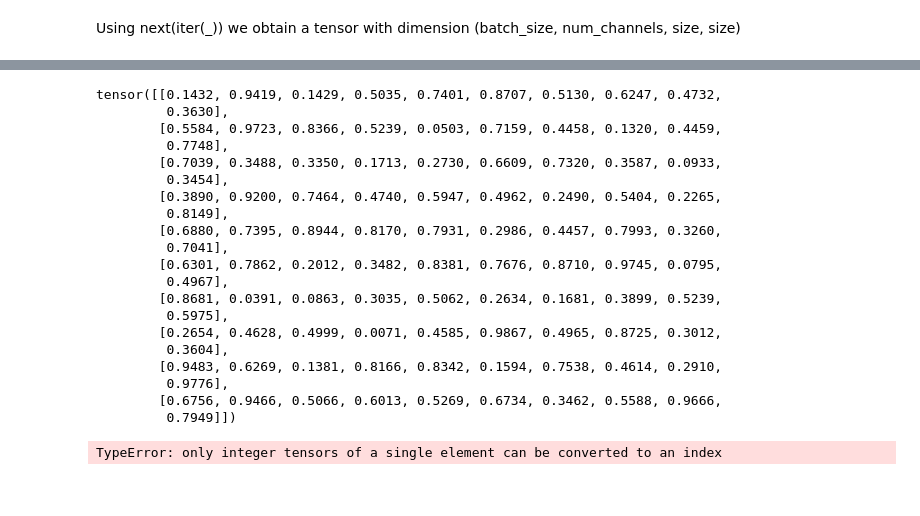
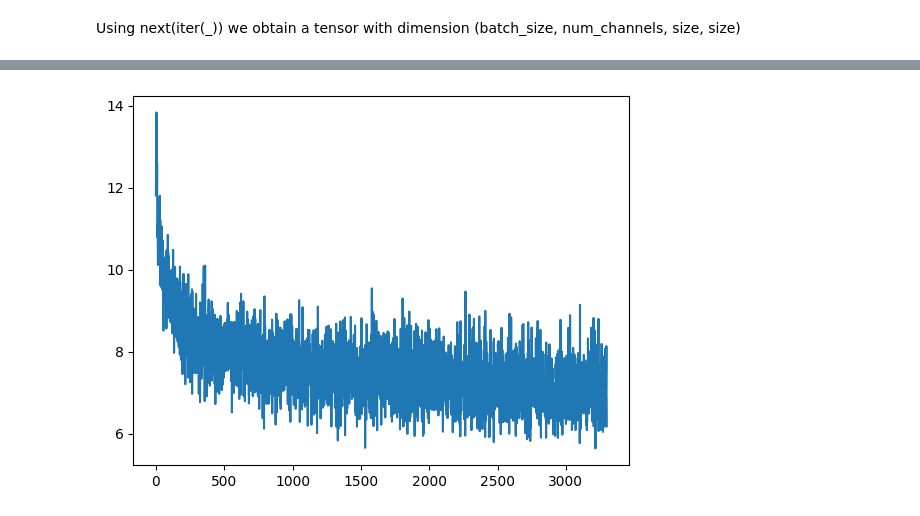
Before and after one commit to CosmoMaaya/computervision_project, a Jupyter notebook: Image_inpainting.ipynb, the cells around one changed output, grey strips where cells are left out. Drawn from its saved outputs; the diff is of its cells as text; code cells hidden in the pictures.

```diff
--- a/Image_inpainting.ipynb
+++ b/Image_inpainting.ipynb
@@ -611,28 +499,0 @@ Setup loss function...
-# %%
-a = torch.rand((10, 10))
-print(a)
-
-x1 = torch.tensor([1,5,6], dtype=int)
-a[:, x1:x1+2]
-# %% [output]
-tensor([[0.1432, 0.9419, 0.1429, 0.5035, 0.7401, 0.8707, 0.5130, 0.6247, 0.4732,
-         0.3630],
-        [0.5584, 0.9723, 0.8366, 0.5239, 0.0503, 0.7159, 0.4458, 0.1320, 0.4459,
-         0.7748],
-        [0.7039, 0.3488, 0.3350, 0.1713, 0.2730, 0.6609, 0.7320, 0.3587, 0.0933,
-         0.3454],
-        [0.3890, 0.9200, 0.7464, 0.4740, 0.5947, 0.4962, 0.2490, 0.5404, 0.2265,
-         0.8149],
-        [0.6880, 0.7395, 0.8944, 0.8170, 0.7931, 0.2986, 0.4457, 0.7993, 0.3260,
-         0.7041],
-        [0.6301, 0.7862, 0.2012, 0.3482, 0.8381, 0.7676, 0.8710, 0.9745, 0.0795,
-         0.4967],
-        [0.8681, 0.0391, 0.0863, 0.3035, 0.5062, 0.2634, 0.1681, 0.3899, 0.5239,
-         0.5975],
-        [0.2654, 0.4628, 0.4999, 0.0071, 0.4585, 0.9867, 0.4965, 0.8725, 0.3012,
-         0.3604],
-        [0.9483, 0.6269, 0.1381, 0.8166, 0.8342, 0.1594, 0.7538, 0.4614, 0.2910,
-         0.9776],
-        [0.6756, 0.9466, 0.5066, 0.6013, 0.5269, 0.6734, 0.3462, 0.5588, 0.9666,
-         0.7949]])
-TypeError: only integer tensors of a single element can be converted to an index
@@ -638,0 +503,34 @@ TypeError: only integer tensors of a single element can be converted to an index
+# %%
+texture_losses = []
+for epoch in range(n_epochs):
+    tqdm_bar = tqdm(dataloader, desc=f'Training Epoch {epoch} ', total=int(len(dataloader)))
+    for i, data in enumerate(tqdm_bar):
+        imgs, masked_imgs, masked_parts, coords = data
+
+        # Sets model to train mode
+        model.train()
+        masked_imgs = Variable(masked_imgs.type(Tensor))
+        masked_parts = Variable(masked_parts.type(Tensor))
+        # Forward-propagates images through net
+        # Mask is also propagated, though it is usually gone by the decoding stage
+        gen_parts = model(masked_imgs)
+
+        loss_dict = loss_func(imgs, gen_parts, masked_parts, coords, dataloader.dataset.mask_size)
+        loss = 0.0
+
+        # sums up each loss value
+        for key, value in loss_dict.items():
+            loss += value
+
+        # Resets gradient accumulator in optimizer
+        optimizer.zero_grad()
+        # back-propogates gradients through model weights
+        loss.backward()
+        # updates the weights
+        optimizer.step()
+        texture_losses.append(loss.item())
+        # Save model
+        batches_done = epoch * len(dataloader) + i
+        tqdm_bar.set_postfix(loss=loss)
+        if batches_done % sample_interval == 0:
+            save_sample(batches_done, MSNPS_results_folder)
@@ -638,0 +539,12 @@ TypeError: only integer tensors of a single element can be converted to an index
+# %%
+# import plotly
+# import plotly.express as px
+# import plotly.graph_objects as go
+import matplotlib.pyplot as plt
+
+# fig = go.Figure()
+plt.plot(texture_losses)
+
+plt.show()
+# %% [output]
+[figure, added]
```
Also changed, not shown: parts of 19 cells of this notebook, 15 other files.
